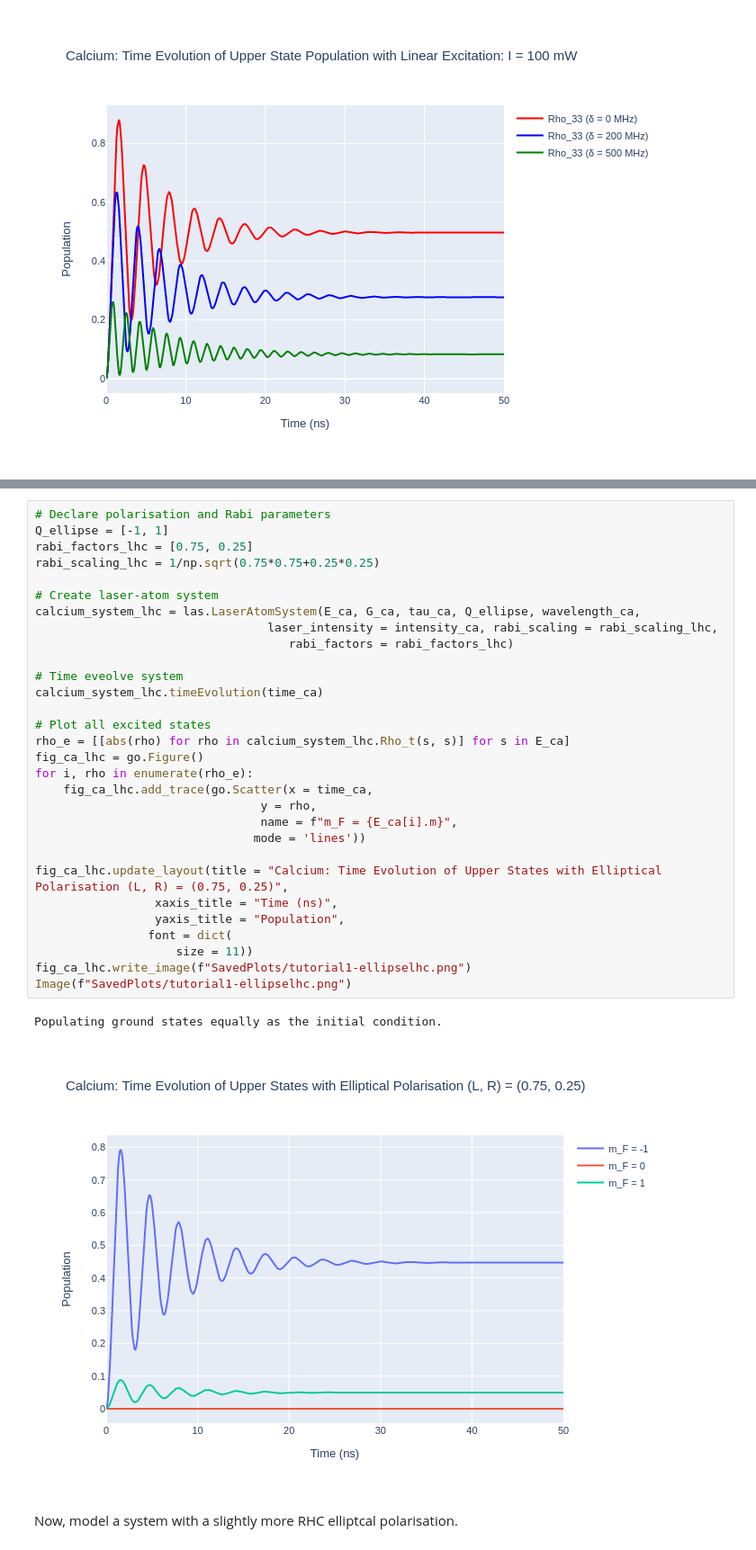
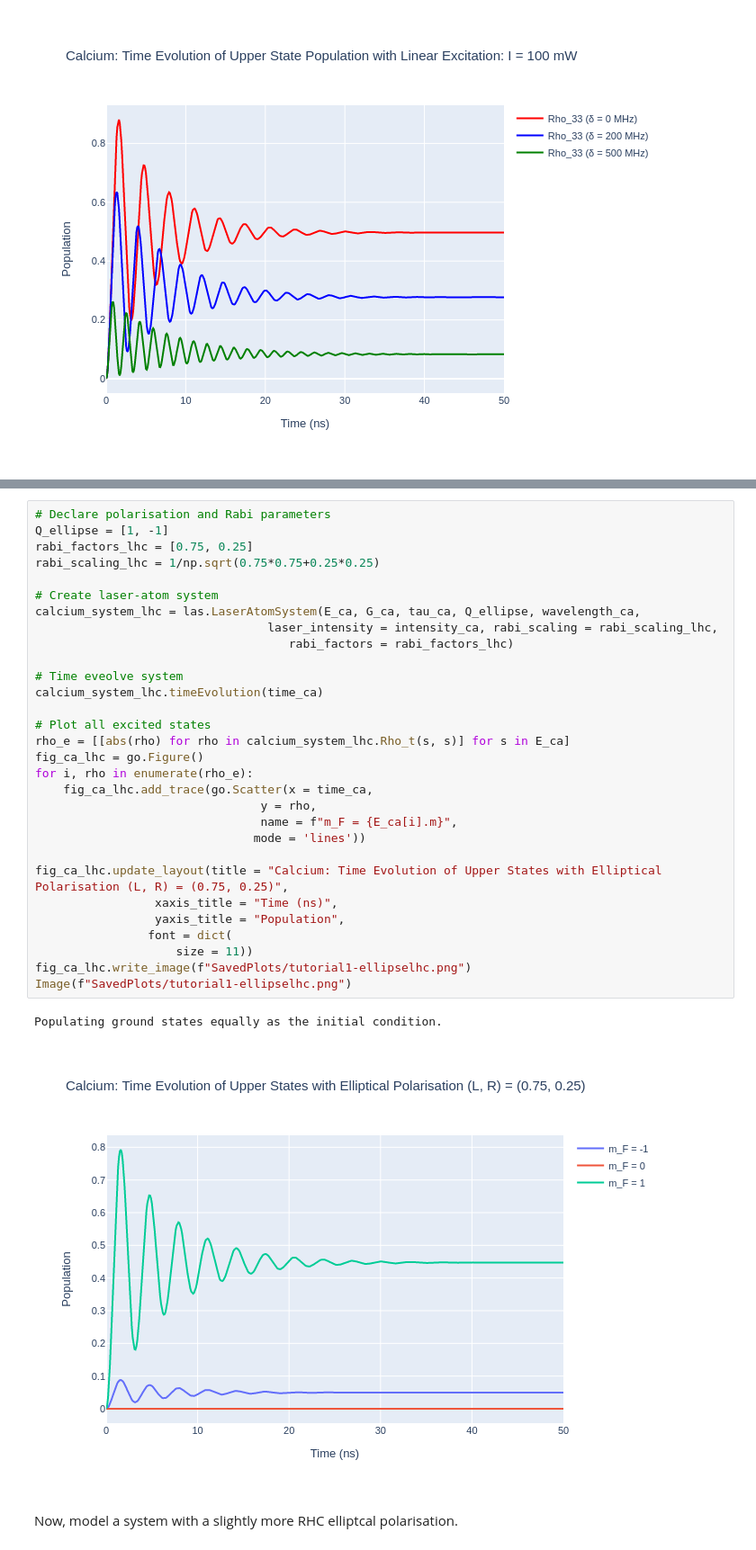
Before and after one commit to mvpmanish/LASED, a Jupyter notebook: docs/source/tutorials/Tutorial1-SimpleCalcium.ipynb, the cells around one changed output, grey strips where cells are left out. Shown: that part at 90% size. Drawn from its saved outputs; the diff is of its cells as text.

```diff
--- a/docs/source/tutorials/Tutorial1-SimpleCalcium.ipynb
+++ b/docs/source/tutorials/Tutorial1-SimpleCalcium.ipynb
@@ -192,38 +192,38 @@ To encode this in `LASED` the polarisation key word `Q = [-1, 1]` with `rabi_fac
 
 For the first system, use values of L = 0.75 and R = 0.25.
-# %%
-# Declare polarisation and Rabi parameters
-Q_ellipse = [-1, 1]
-rabi_factors_lhc = [0.75, 0.25]
-rabi_scaling_lhc = 1/np.sqrt(0.75*0.75+0.25*0.25)
-
-# Create laser-atom system
-calcium_system_lhc = las.LaserAtomSystem(E_ca, G_ca, tau_ca, Q_ellipse, wavelength_ca,
-                                 laser_intensity = intensity_ca, rabi_scaling = rabi_scaling_lhc,
-                                    rabi_factors = rabi_factors_lhc)
-
-# Time eveolve system
-calcium_system_lhc.timeEvolution(time_ca)
-
-# Plot all excited states
-rho_e = [[abs(rho) for rho in calcium_system_lhc.Rho_t(s, s)] for s in E_ca]
-fig_ca_lhc = go.Figure()
-for i, rho in enumerate(rho_e):
-    fig_ca_lhc.add_trace(go.Scatter(x = time_ca,
-                                y = rho,
-                                name = f"m_F = {E_ca[i].m}",
-                               mode = 'lines'))
-
-fig_ca_lhc.update_layout(title = "Calcium: Time Evolution of Upper States with Elliptical Polarisation (L, R) = (0.75, 0.25)",
-                 xaxis_title = "Time (ns)",
-                 yaxis_title = "Population",
-                font = dict(
-                    size = 11))
-fig_ca_lhc.write_image(f"SavedPlots/tutorial1-ellipselhc.png")
-Image(f"SavedPlots/tutorial1-ellipselhc.png")
-# %% [output]
-Populating ground states equally as the initial condition.
-[figure, removed]
+# %%
+# Declare polarisation and Rabi parameters
+Q_ellipse = [1, -1]
+rabi_factors_lhc = [0.75, 0.25]
+rabi_scaling_lhc = 1/np.sqrt(0.75*0.75+0.25*0.25)
+
+# Create laser-atom system
+calcium_system_lhc = las.LaserAtomSystem(E_ca, G_ca, tau_ca, Q_ellipse, wavelength_ca,
+                                 laser_intensity = intensity_ca, rabi_scaling = rabi_scaling_lhc,
+                                    rabi_factors = rabi_factors_lhc)
+
+# Time eveolve system
+calcium_system_lhc.timeEvolution(time_ca)
+
+# Plot all excited states
+rho_e = [[abs(rho) for rho in calcium_system_lhc.Rho_t(s, s)] for s in E_ca]
+fig_ca_lhc = go.Figure()
+for i, rho in enumerate(rho_e):
+    fig_ca_lhc.add_trace(go.Scatter(x = time_ca,
+                                y = rho,
+                                name = f"m_F = {E_ca[i].m}",
+                               mode = 'lines'))
+
+fig_ca_lhc.update_layout(title = "Calcium: Time Evolution of Upper States with Elliptical Polarisation (L, R) = (0.75, 0.25)",
+                 xaxis_title = "Time (ns)",
+                 yaxis_title = "Population",
+                font = dict(
+                    size = 11))
+fig_ca_lhc.write_image(f"SavedPlots/tutorial1-ellipselhc.png")
+Image(f"SavedPlots/tutorial1-ellipselhc.png")
+# %% [output]
+Populating ground states equally as the initial condition.
+[figure, added]
 # %% [markdown]
 Now, model a system with a slightly more RHC elliptcal polarisation.
 # %%
```
Also changed, not shown: parts of 9 cells of this notebook, 5 other files.
